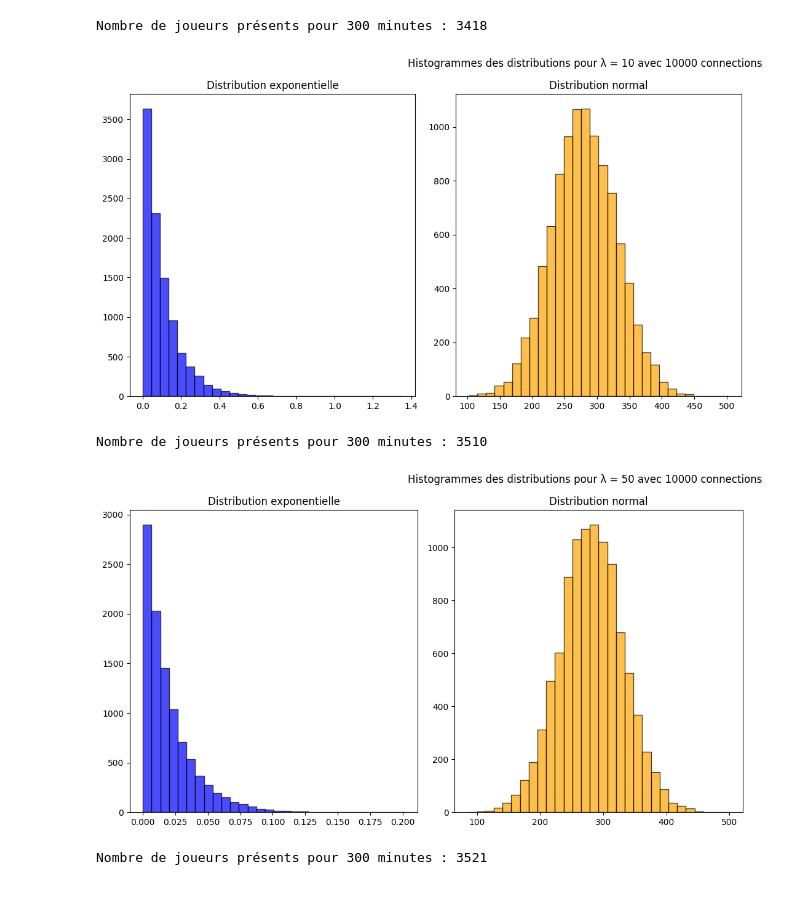
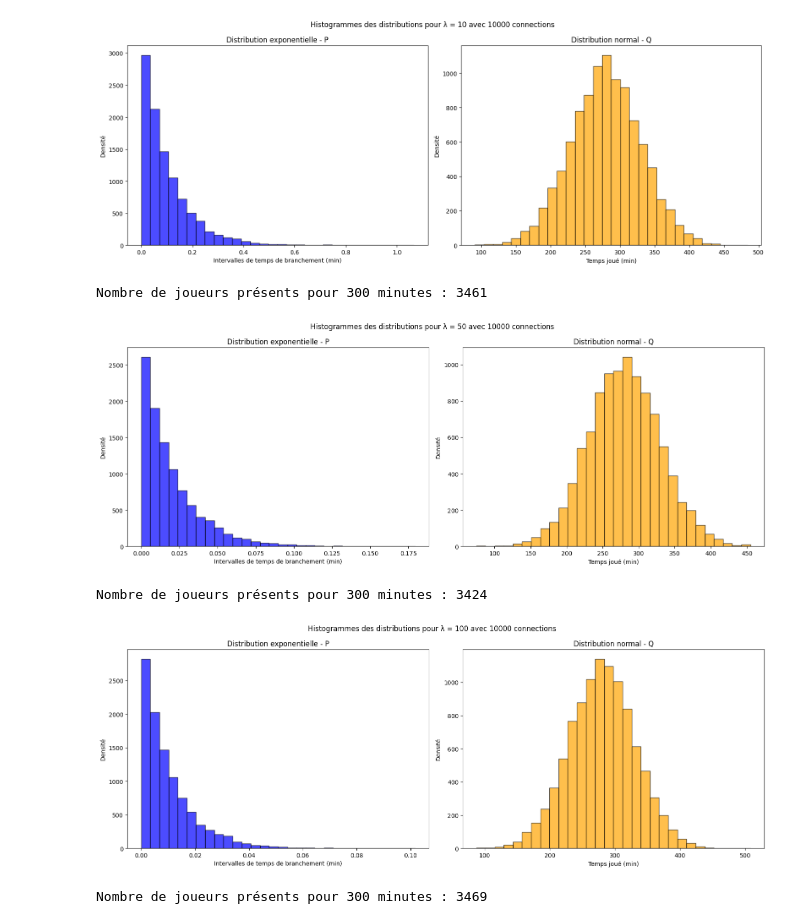
Before and after one commit to Bobelbo/s5app5, a Jupyter notebook: problematique3.ipynb, the cells around one changed output. Drawn from its saved outputs; the diff is of its cells as text; code cells hidden in the pictures; blank space fills up the shorter version.

```diff
--- a/problematique3.ipynb
+++ b/problematique3.ipynb
@@ -44,38 +44,44 @@ class normal_distribution:
 # %%
 def sim(λ, t):
     N = 10_000
 
     P = np.random.exponential(1/λ, N) # intervalles
     P = P[P <= t] # instants de branchement
 
     u = 280.58
     o = 50.12
     Q = np.random.normal(u, o, N) # temps joué
 
     R = P + Q # temps joué fini
     J = np.sum((P <= t) & (R >=t)) # joueurs présents
-    print(f'Nombre de joueurs présents pour {t} minutes : {J}')
 
     plt.figure(figsize=(16, 6))
-    plt.subplot(1, 3, 1)
+    plt.subplot(1, 2, 1)
     plt.hist(P, bins=30, alpha=0.7, color='blue', edgecolor='black')
-    plt.title(f'Distribution exponentielle')
-    plt.subplot(1, 3, 2)
+    plt.title(f'Distribution exponentielle - P')
+    plt.xlabel("Intervalles de temps de branchement (min)")
+    plt.ylabel("Densité")
+    plt.subplot(1, 2, 2)
     plt.hist(Q, bins=30, alpha=0.7, color='orange', edgecolor='black')
-    plt.title(f'Distribution normal')
+    plt.title(f'Distribution normal - Q')
+    plt.xlabel("Temps joué (min)")
+    plt.ylabel("Densité")
     plt.suptitle(f'Histogrammes des distributions pour λ = {λ} avec {N} connections')
     plt.tight_layout()
     plt.show()
+
+    print(f'Nombre de joueurs présents pour {t} minutes : {J}')
 
 λs = [10, 50, 100] # branchements
 t = 300 # En minute
 
 sim(λs[0], t)
 sim(λs[1], t)
 sim(λs[2], t)
 # %% [output]
+[figure, new version]
-Nombre de joueurs présents pour 300 minutes : 3418
+Nombre de joueurs présents pour 300 minutes : 3461
-[figure, old version]
+[figure, new version]
-Nombre de joueurs présents pour 300 minutes : 3510
+Nombre de joueurs présents pour 300 minutes : 3424
-[figure, old version]
+[figure, new version]
-Nombre de joueurs présents pour 300 minutes : 3521
+Nombre de joueurs présents pour 300 minutes : 3469
```
Also changed, not shown: parts of 2 cells of this notebook.
